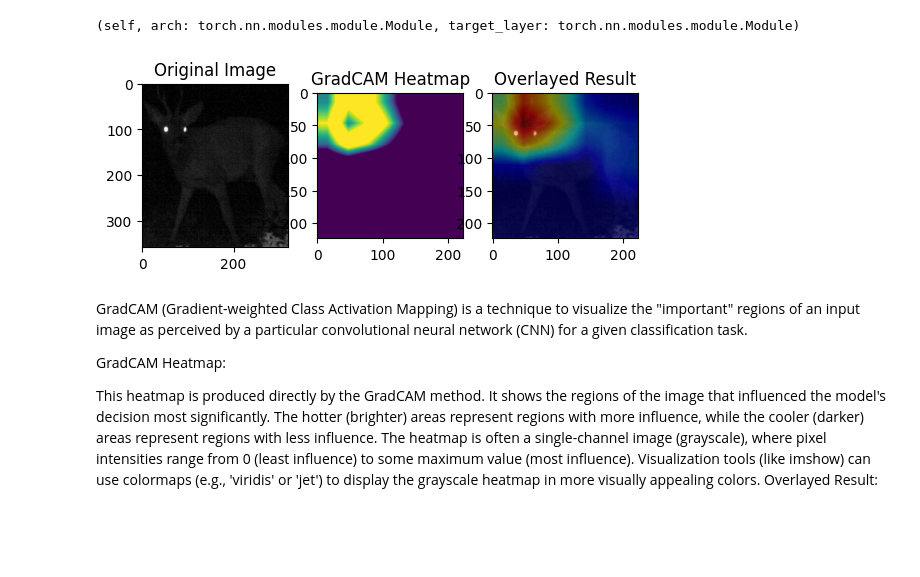
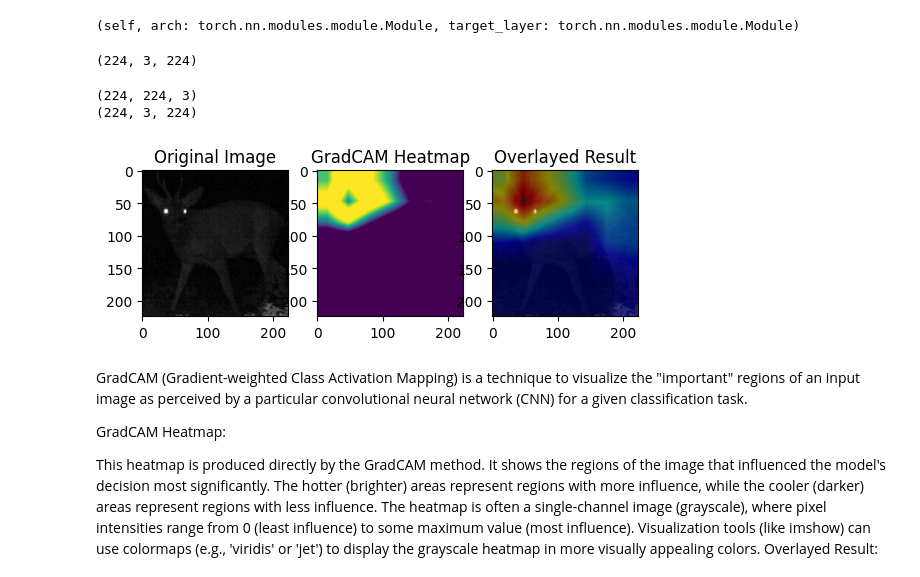
Before and after one commit to MagaliFr/ct_classifier, a Jupyter notebook: scripts/GradCam.ipynb, the cells around one changed output. Cells and saved outputs as stored; diff of their text form; code cells hidden in the pictures; blank space fills up the shorter version.

Commit message:
resized images

```diff
--- a/scripts/GradCam.ipynb
+++ b/scripts/GradCam.ipynb
@@ -75,4 +75,7 @@ model.load_state_dict(torch.load(model_weights_path))
 model.eval()
 # %%
 img = Image.open('/home/magali/CV4Ecology-summer-school/PrototypeCroppedImages/PrototypeCroppedImages_Sex_Val/1123_cropped.jpg').convert('RGB')
-input_tensor = dataset.transform(img).unsqueeze(0)
+# Resize the image
+img_resized = img.resize((224, 224))
+input_tensor = dataset.transform(img_resized).unsqueeze(0)
+print(img_resized.size)
@@ -117,38 +122,45 @@ mask, logit = cam(input_tensor, class_idx=None)
 mask, logit = cam(input_tensor, class_idx=None)  # Class idx None to take the class with highest score
 heatmap, result = visualize_cam(mask, input_tensor)
 # %%
-
 # Assuming img is your tensor with shape (3, 224, 224)
-img_to_display = np.transpose(img, (1, 2, 0))
+#img_to_display = np.transpose(img_resized, (0, 2, 1))
+#print(img_to_display.shape)
+# %% [output]
+(224, 3, 224)
 # %%
 heatmap_single_channel = heatmap[0, :, :]  # take the first channel
-#result = np.transpose(result, (1, 2, 0))
-#result = (result * 255).astype(np.uint8)
 
 # Convert PyTorch tensor to numpy array
 result_np = result.cpu().numpy()
+result_np = np.transpose(result_np, (1, 2, 0))
 
 # Rescale and convert data type
 result_np = (result_np * 255).astype(np.uint8)
+# %%
+print(result_np.shape)
+#print(img_to_display.shape)
+# %% [output]
+(224, 224, 3)
+(224, 3, 224)
 # %%
 # 4. Display results
 fig, axarr = plt.subplots(nrows=1, ncols=3)
-axarr[0].imshow(img)
+axarr[0].imshow(img_resized)
 axarr[0].title.set_text('Original Image')
 
 #axarr[1].imshow(heatmap)
 #axarr[1].title.set_text('GradCAM Heatmap')
 axarr[1].imshow(heatmap_single_channel, cmap='viridis')  # 'viridis' is a popular colormap for heatmaps
 axarr[1].title.set_text('GradCAM Heatmap')
 
 #axarr[2].imshow(result)
 #axarr[2].title.set_text('Overlayed Result')
-axarr[2].imshow(result)
+axarr[2].imshow(result_np)
 axarr[2].title.set_text('Overlayed Result')
 
 plt.show()
 # %% [output]
-[figure, old version]
+[figure, new version]
 # %% [markdown]
 GradCAM (Gradient-weighted Class Activation Mapping) is a technique to visualize the "important" regions of an input image as perceived by a particular convolutional neural network (CNN) for a given classification task.
 
```
Also changed, not shown: parts of 1 cell of this notebook.
